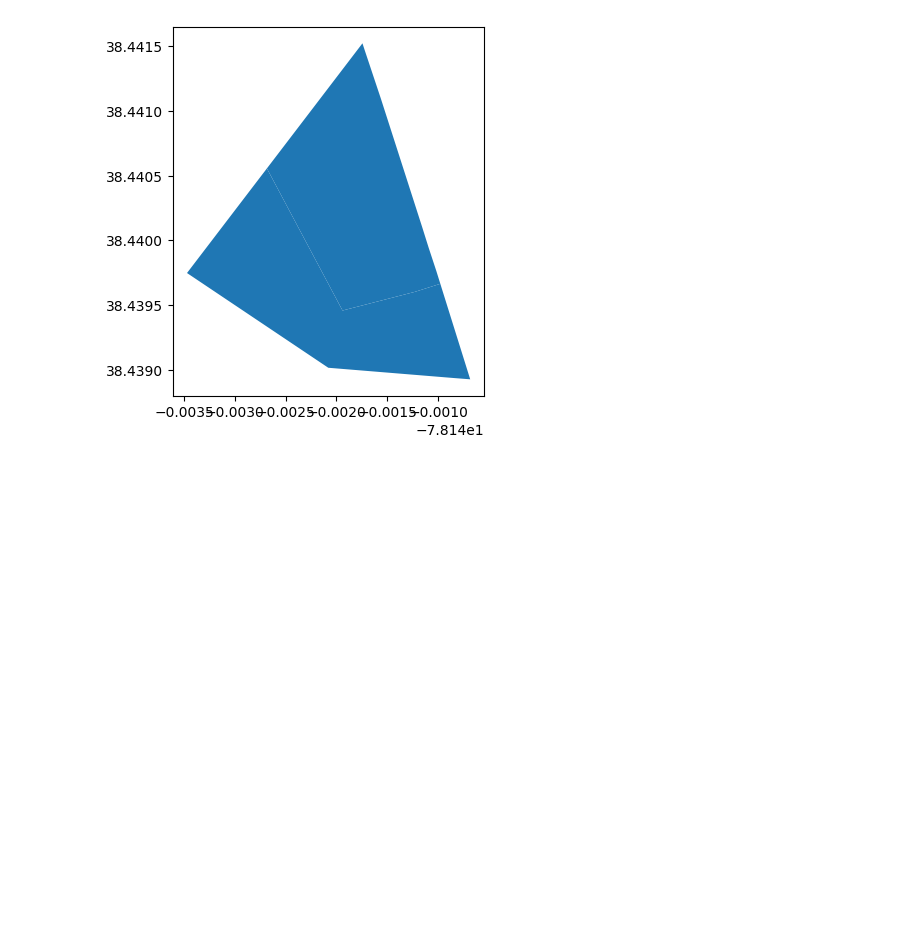
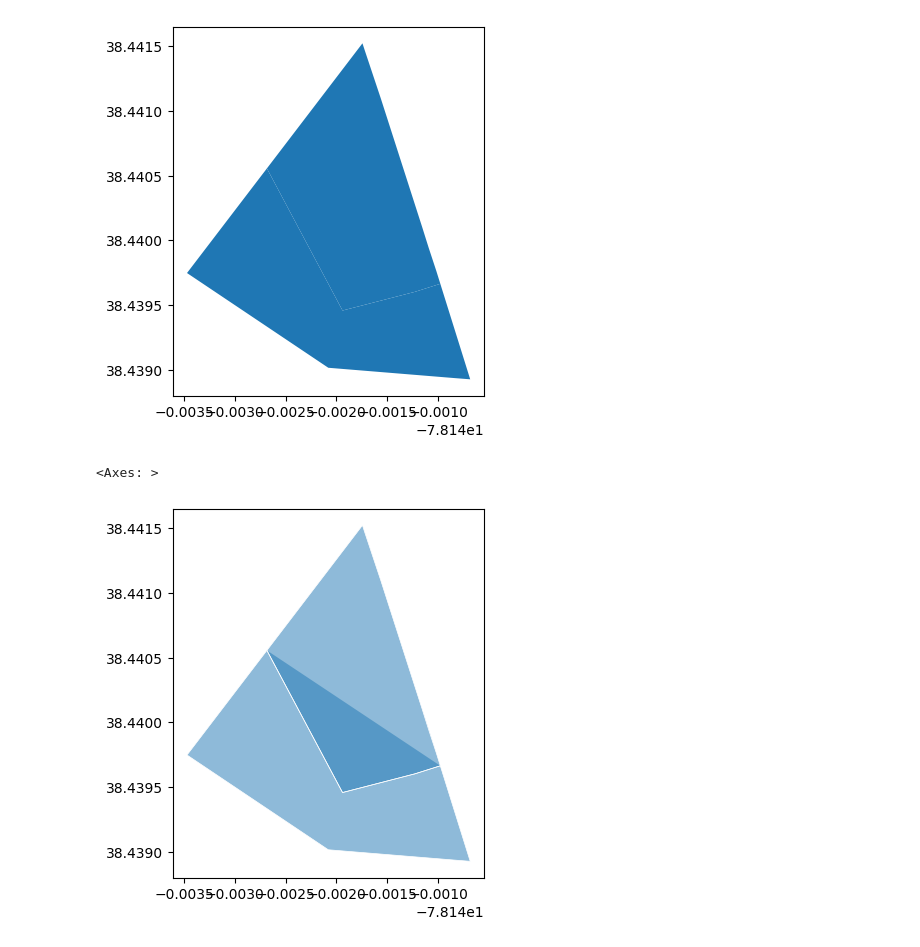
Before and after one commit to radiantone/emergefs, a Jupyter notebook: ipynb/Farms.ipynb, the cells around one changed output. Saved outputs shown, nothing was run; the diff lists cells and outputs as text; code cells hidden in the pictures; blank space fills up the shorter version.

```diff
--- a/ipynb/Farms.ipynb
+++ b/ipynb/Farms.ipynb
@@ -33,7 +33,7 @@ class Farm(emerge.core.objects.EmergeFile):
         farm_gd = self.geo
         return farm_gd.to_crs(3857).centroid
 # %%
-with open("data/shape/parcel1.geojson", "r") as file:
+with open("../data/shape/parcel1.geojson", "r") as file:
     farm1 = Farm(id="farm1", name="farmOne", path="/farms")
     farm1.shape = geojson.loads(file.read())
 # %%
@@ -47,7 +47,7 @@ farm1.geo.plot()
 <Axes: >
 [figure]
 # %%
-with open("data/shape/parcel2.geojson", "r") as file:
+with open("../data/shape/parcel2.geojson", "r") as file:
     farm2 = Farm(id="farm2", name="farmTwo", path="/farms")
     farm2.shape = geojson.loads(file.read())
 # %%
@@ -69,6 +75,12 @@ more_land.plot()
 # %% [output]
 <Axes: >
 [figure]
+# %%
+ax = more_land.convex_hull.plot(alpha=.5)  # saving the first plot as an axis and setting alpha (transparency) to 0.5
+more_land.boundary.plot(ax=ax, color="white", linewidth=.5)  # passing the first plot and setting linewitdth to 0.5
+# %% [output]
+<Axes: >
+[figure, added]
 # %%
 print(farm1,farm2)
 # %% [output]
```
Also changed, not shown: parts of 3 cells of this notebook.
